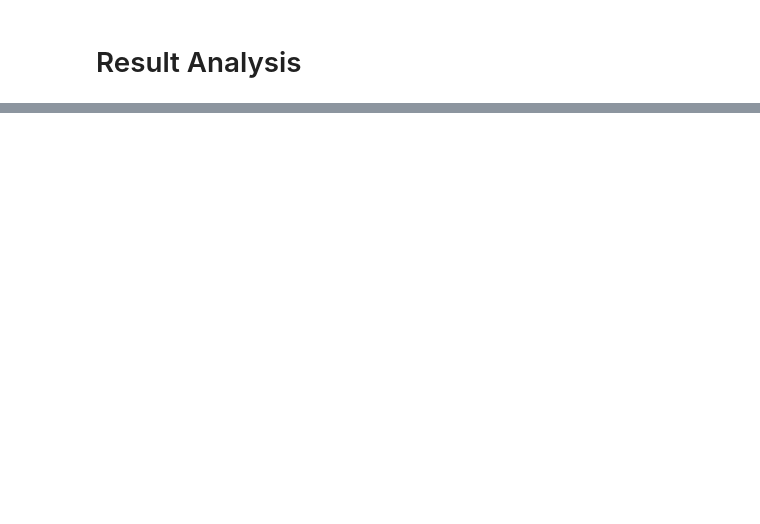
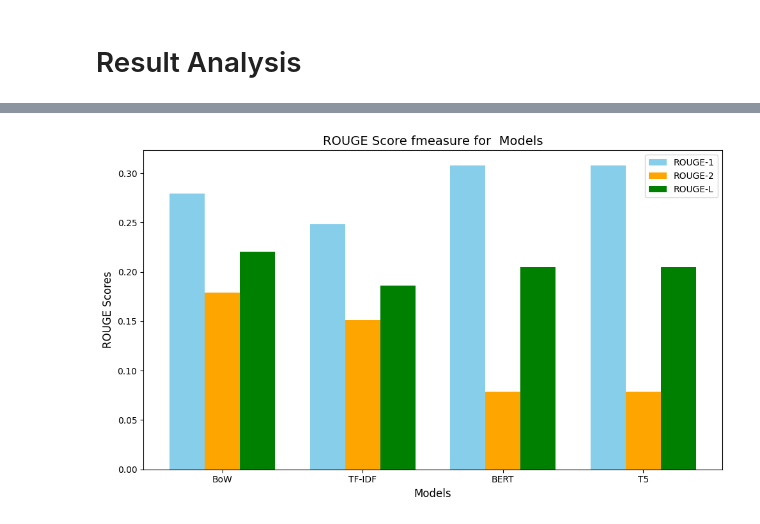
Before and after one commit to SHARONZACHARIA/DS-Project_BERT_NLP, a Jupyter notebook: text_summarization_project/notebooks/Bert_NLP_Text_Project_Updated.ipynb, the cells around one changed output, grey strips where cells are left out. Cells and saved outputs as stored; diff of their text form; code cells hidden in the pictures; blank space fills up the shorter version.

```diff
--- a/text_summarization_project/notebooks/Bert_NLP_Text_Project_Updated.ipynb
+++ b/text_summarization_project/notebooks/Bert_NLP_Text_Project_Updated.ipynb
@@ -672,0 +714,31 @@ plt.show()
+# %%
+# Extracting ROUGE score fmeasure
+models = list(rouge_scores.keys())
+rouge1_scores = [rouge_scores[model]["rouge1"].fmeasure for model in models]
+rouge2_scores = [rouge_scores[model]["rouge2"].fmeasure for model in models]
+rougeL_scores = [rouge_scores[model]["rougeL"].fmeasure for model in models]
+
+# Plotting
+x = np.arange(len(models))  # Model indices
+width = 0.25  # Bar width
+
+fig, ax = plt.subplots(figsize=(10, 6))
+
+# Bar plots
+ax.bar(x - width, rouge1_scores, width, label='ROUGE-1', color='skyblue')
+ax.bar(x, rouge2_scores, width, label='ROUGE-2', color='orange')
+ax.bar(x + width, rougeL_scores, width, label='ROUGE-L', color='green')
+
+# Add labels and title
+ax.set_xlabel('Models', fontsize=12)
+ax.set_ylabel('ROUGE Scores', fontsize=12)
+ax.set_title('ROUGE Score fmeasure for  Models', fontsize=14)
+ax.set_xticks(x)
+ax.set_xticklabels(models)
+ax.legend()
+
+# Show the plot
+plt.tight_layout()
+plt.show()
+# %% [output]
+[figure, added]
```
Also changed, not shown: parts of 8 cells of this notebook.
